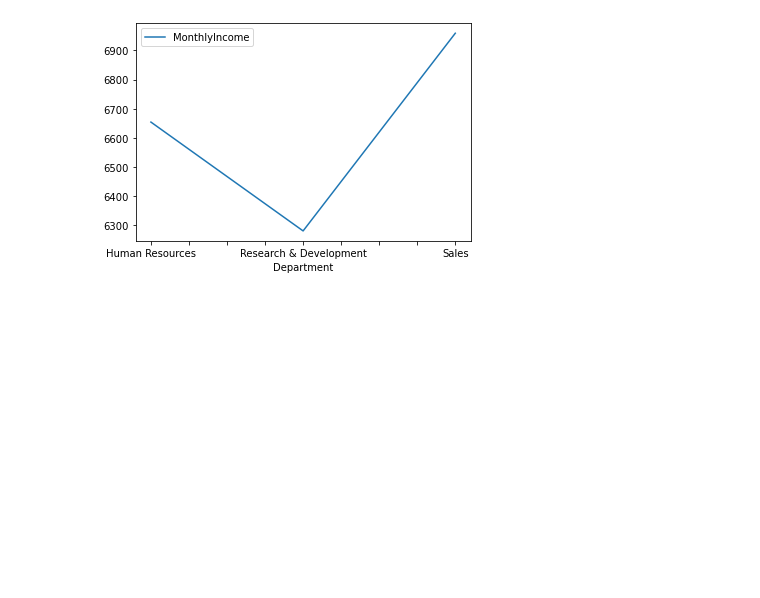
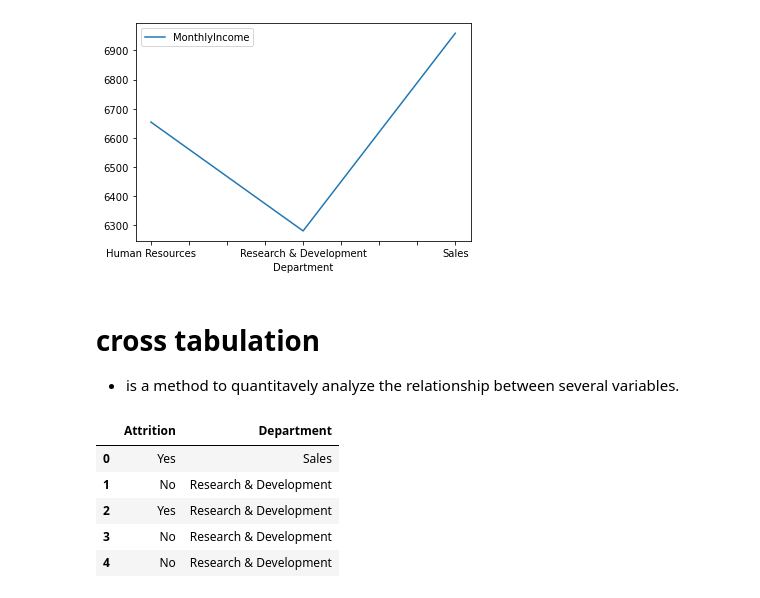
Before and after one commit to walidsharaar/Query-analysis, a Jupyter notebook: Query Analysis.ipynb, the cells around one changed output. Saved outputs shown, nothing was run; the diff lists cells and outputs as text; code cells hidden in the pictures; blank space fills up the shorter version.

```diff
--- a/Query Analysis.ipynb
+++ b/Query Analysis.ipynb
@@ -168,3 +169,16 @@ data.pivot_table(values='MonthlyIncome', index='Department', aggfunc='mean').plo
 # %% [output]
 <AxesSubplot:xlabel='Department'>
 [figure]
+# %% [markdown]
+# cross tabulation
+
+- is a method to quantitavely analyze the relationship between several variables.
+# %%
+data[['Attrition','Department']].head()
+# %% [output]
+|  | Attrition | Department |
+| 0 | Yes | Sales |
+| 1 | No | Research & Development |
+| 2 | Yes | Research & Development |
+| 3 | No | Research & Development |
+| 4 | No | Research & Development |
```
Also changed, not shown: parts of 5 cells of this notebook.
